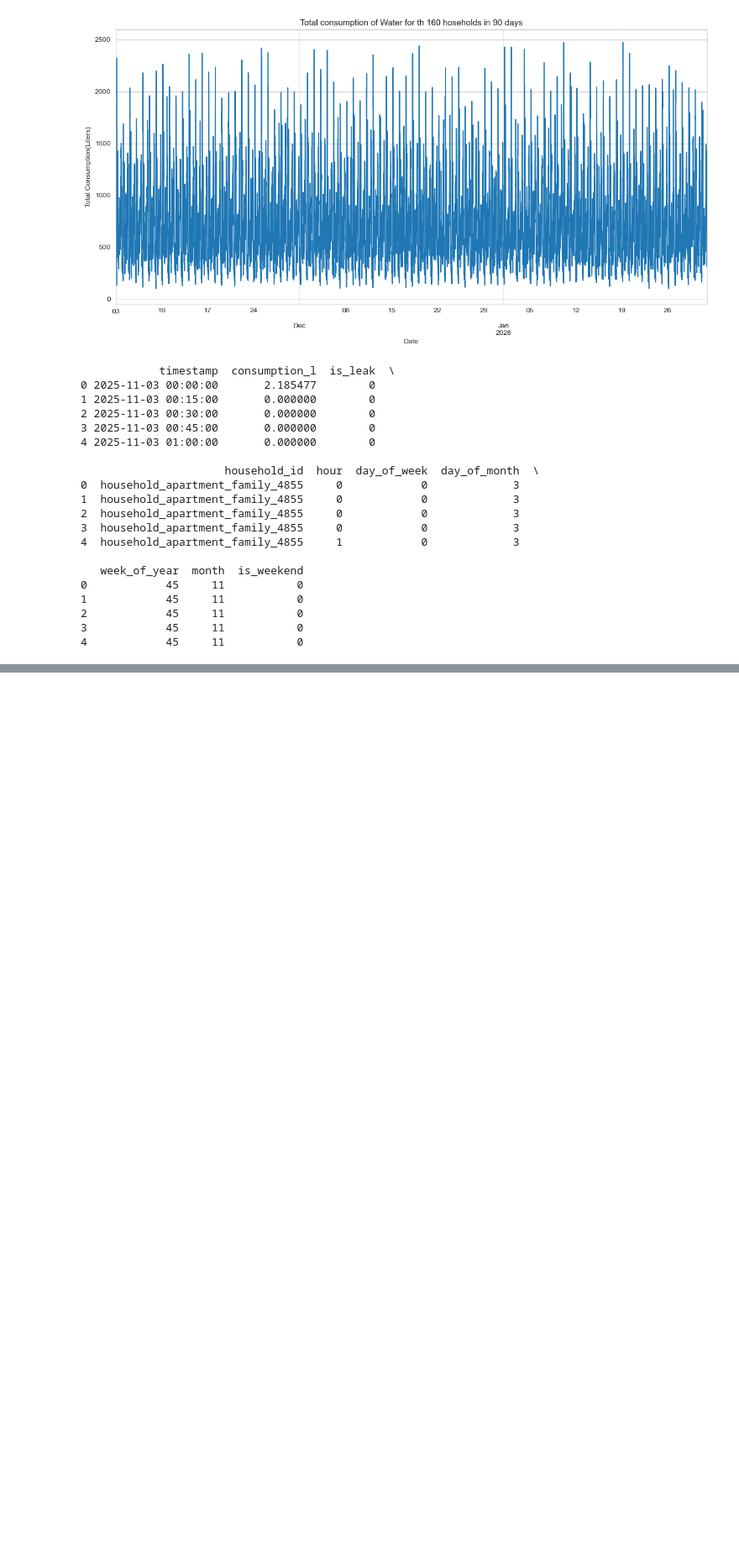
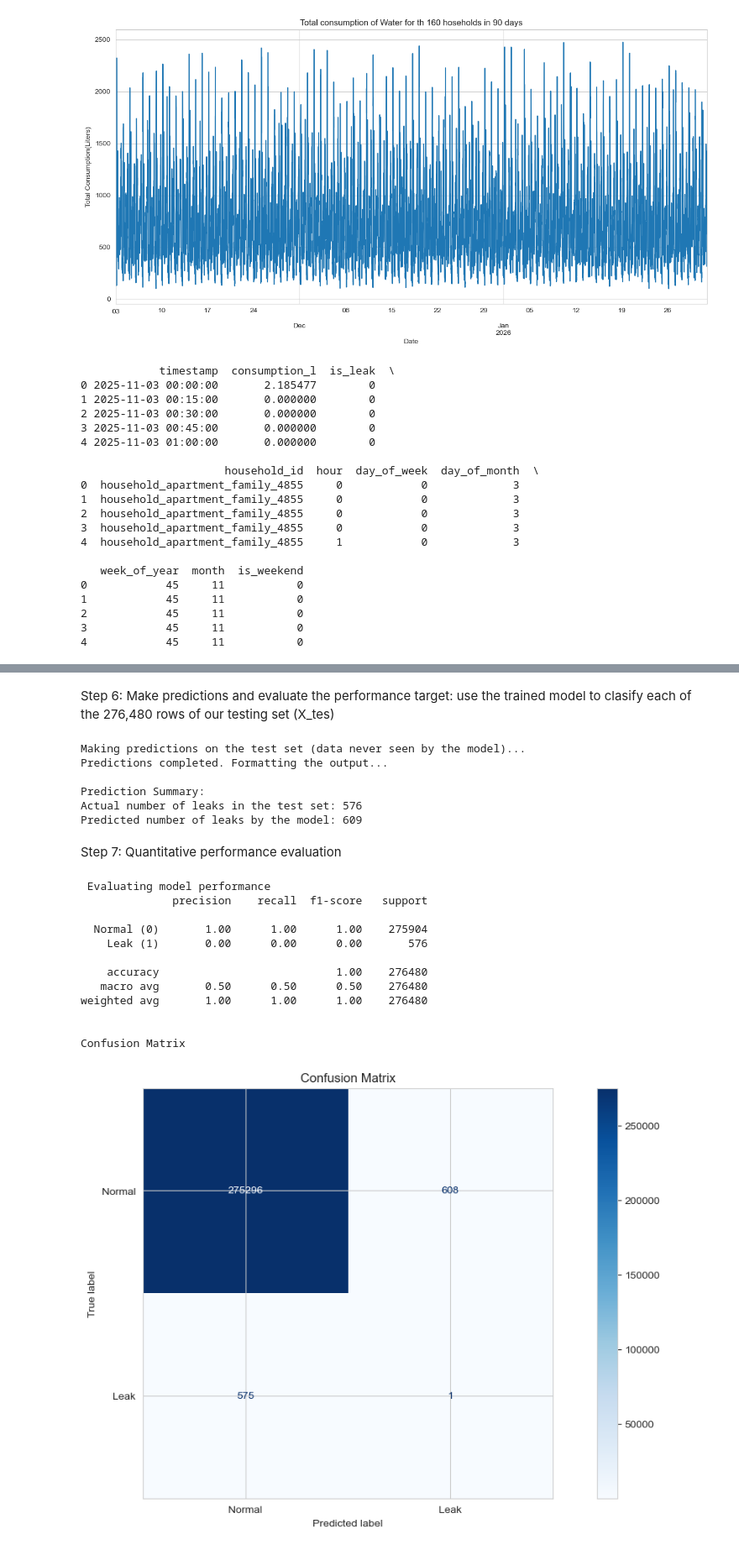
Before and after one commit to AlvaSoto/TFM, a Jupyter notebook: backend/app/ml/Untitled.ipynb, the cells around one changed output, grey strips where cells are left out. Shown at 84% size. Drawn from its saved outputs; the diff is of its cells as text; code cells hidden in the pictures; blank space fills up the shorter version.

```diff
--- a/backend/app/ml/Untitled.ipynb
+++ b/backend/app/ml/Untitled.ipynb
@@ -105,0 +236,77 @@ print(df.head())
+# %% [markdown]
+Step 6: Make predictions and evaluate the performance
+target: use the trained model to clasify each of the 276,480 rows of our testing set (X_tes)
+# %%
+# --- PREDICTIONS ON THE TEST SET ---
+
+print("Making predictions on the test set (data never seen by the model)...")
+
+# The .predict() method takes the feature set and returns a prediction for each row.
+predictions_raw = model.predict(X_test)
+
+print("Predictions completed. Formatting the output...")
+
+# --- Output Formatting ---
+# Isolation Forest returns 1 for normal points (inliers) and -1 for anomalies (outliers).
+# We need to convert this format to match our 'is_leak' column (0 for normal, 1 for leak).
+# np.where is a very efficient way to perform this conversion.
+y_predictions_formatted = np.where(predictions_raw == -1, 1, 0)
+
+# Let’s see how many leaks the model predicted in the test set
+#predicted_leaks = np.sum(predictions_formatted)
+#actual_leaks = y_test.sum()
+
+actual_leaks = np.sum(y_test)
+predicted_leaks = np.sum(y_predictions_formatted)
+
+print(f"\nPrediction Summary:")
+print(f"Actual number of leaks in the test set: {actual_leaks}")
+print(f"Predicted number of leaks by the model: {predicted_leaks}")
+# %% [output]
+Making predictions on the test set (data never seen by the model)...
+Predictions completed. Formatting the output...
+
+Prediction Summary:
+Actual number of leaks in the test set: 576
+Predicted number of leaks by the model: 609
+# %% [markdown]
+Step 7: Quantitative performance evaluation
+# %%
+from sklearn.metrics import classification_report, confusion_matrix, ConfusionMatrixDisplay
+
+print("\n Evaluating model performance")
+
+"""
+This table will give me the Precision, Recall and F1-Score
+I send the correct response (y_test) and the predictions from the IF (predictions_formatted)
+Target_names provides with labels
+"""
+
+print(classification_report(y_test, y_predictions_formatted, target_names=['Normal (0)', 'Leak (1)']))
+
+#Confusion Matrix
+"""
+visualization of the successes and the errors. Compares each prediction with his real value and count the results
+"""
+
+print("\nConfusion Matrix")
+cm = confusion_matrix(y_test, y_predictions_formatted)
+
+disp = ConfusionMatrixDisplay(confusion_matrix=cm, display_labels=['Normal', 'Leak'])
+disp.plot(cmap=plt.cm.Blues)
+plt.title('Confusion Matrix')
+plt.show() # Muestra el gráfico en la salida del notebook
+# %% [output]
+ Evaluating model performance
+              precision    recall  f1-score   support
+
+  Normal (0)       1.00      1.00      1.00    275904
+    Leak (1)       0.00      0.00      0.00       576
+
+    accuracy                           1.00    276480
+   macro avg       0.50      0.50      0.50    276480
+weighted avg       1.00      1.00      1.00    276480
+
+
+Confusion Matrix
+[figure, added]
```
Also changed, not shown: parts of 7 cells of this notebook.
